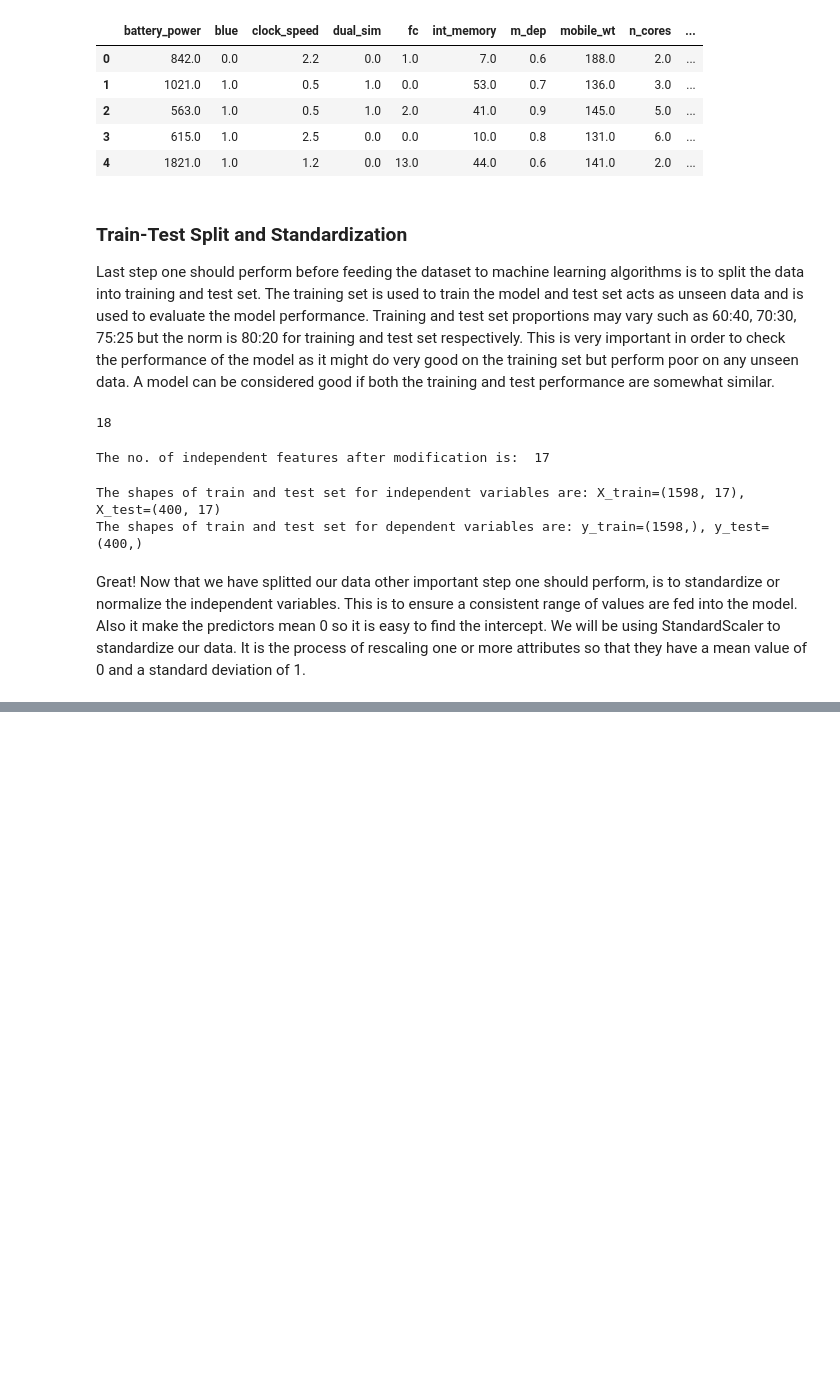
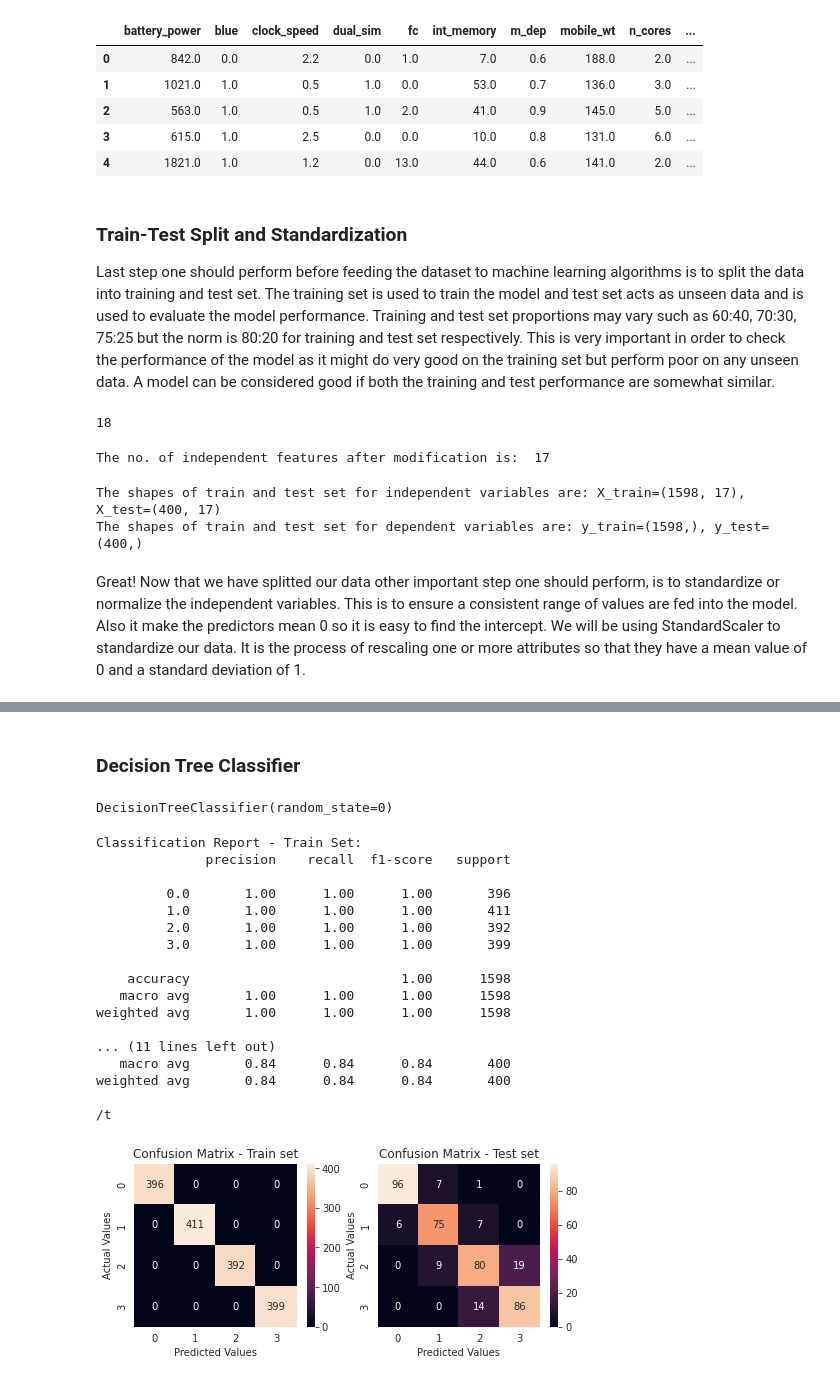
Before and after one commit to rahool010/Mobile-Price-Range-Prediction, a Jupyter notebook: Mobile_Price_Range_Prediction_Capstone_Project.ipynb, the cells around one changed output, grey strips where cells are left out. Cells and saved outputs as stored; diff of their text form; code cells hidden in the pictures; blank space fills up the shorter version.

```diff
--- a/Mobile_Price_Range_Prediction_Capstone_Project.ipynb
+++ b/Mobile_Price_Range_Prediction_Capstone_Project.ipynb
@@ -475,0 +516,3 @@ X_test = scaler.transform(X_test)
+# %%
+comparison_columns = ['Model_Name', 'Train_Accuracy', 'Train_Precision', 'Train_Recall', 'Train_F1score',
+                         'Test_Accuracy', 'Test_Precision', 'Test_Recall', 'Test_F1score']
@@ -475,0 +576,28 @@ X_test = scaler.transform(X_test)
+# %% [markdown]
+### **Decision Tree Classifier**
+# %%
+dtc = DecisionTreeClassifier(random_state=0)
+dtc.fit(X_train, y_train)
+# %% [output]
+DecisionTreeClassifier(random_state=0)
+# %%
+decision_tree_clasifier = evaluate('Decision Tree Classifier', dtc, X_train, y_train, X_test, y_test)
+# %% [output]
+Classification Report - Train Set:
+              precision    recall  f1-score   support
+
+         0.0       1.00      1.00      1.00       396
+         1.0       1.00      1.00      1.00       411
+         2.0       1.00      1.00      1.00       392
+         3.0       1.00      1.00      1.00       399
+
+    accuracy                           1.00      1598
+   macro avg       1.00      1.00      1.00      1598
+weighted avg       1.00      1.00      1.00      1598
+
+... (11 lines left out)
+   macro avg       0.84      0.84      0.84       400
+weighted avg       0.84      0.84      0.84       400
+
+/t
+[figure, added]
```
Also changed, not shown: parts of 43 cells of this notebook.
